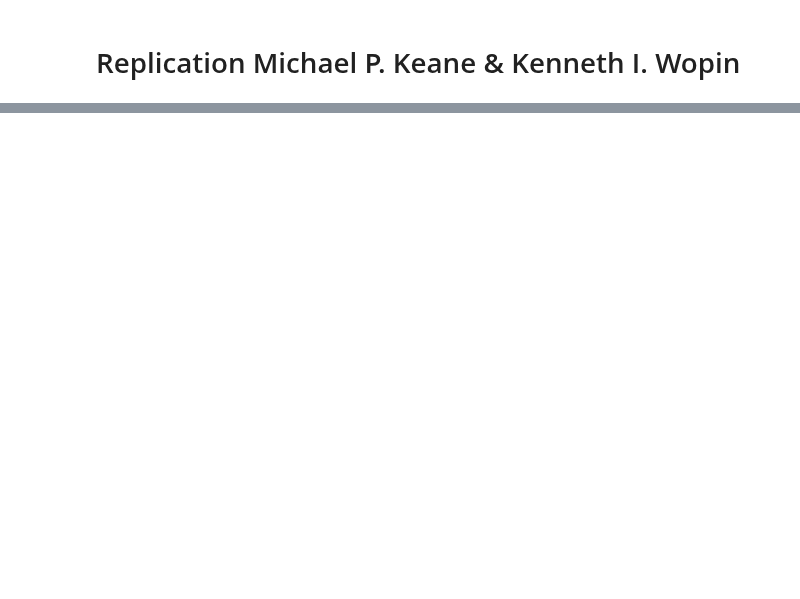
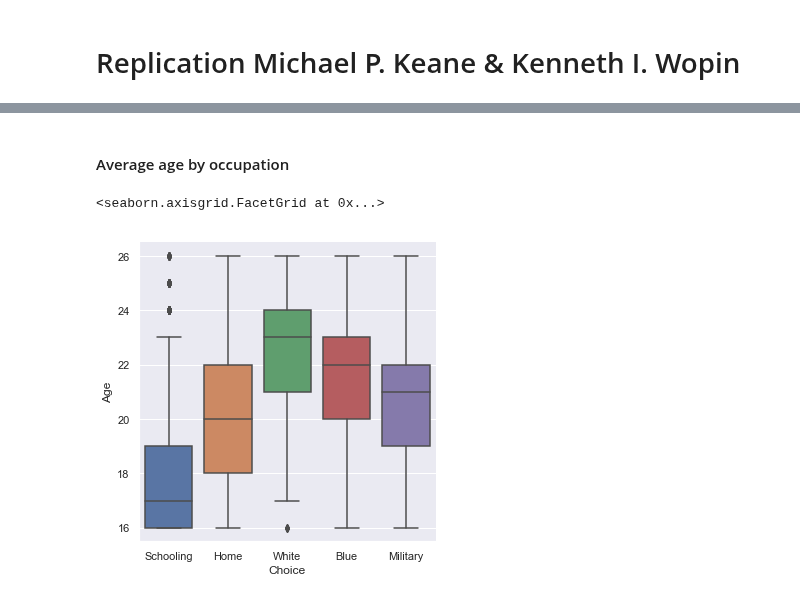
Before and after one commit to Yuleii/student-project-lindamaok899, a Jupyter notebook: student_project.ipynb, the cells around one changed output, grey strips where cells are left out. Saved outputs shown, nothing was run; the diff lists cells and outputs as text; code cells hidden in the pictures; blank space fills up the shorter version.

Commit message:
adds section structure to the notebook and additional fless to different sections.

```diff
--- a/student_project.ipynb
+++ b/student_project.ipynb
@@ -25,0 +50,23 @@ For both packages and an additional project (*uncertainty quantification project
+# %%
+import pandas as pd
+import numpy as np
+import seaborn as sns
+import matplotlib.pyplot as plt
+sns.set(style="darkgrid")
+
+# Ensure proper formatting of the wage variable
+pd.options.display.float_format = '{:,.2f}'.format
+
+# Label and format the different columns
+columns = ['Identifier', 'Age', 'Schooling', 'Choice', 'Wage']
+dtype = {'Identifier': np.int, 'Age': np.int,  'Schooling': np.int,  'Choice': 'category'}
+
+# Read the original data file
+df = pd.DataFrame(np.genfromtxt('data/KW_97.raw'), columns=columns).astype(dtype)
+
+# Label the different choice categories
+df['Choice'].cat.categories = ['Schooling', 'Home', 'White', 'Blue', 'Military']
+
+# Set the index for easier interpretability
+df['Period'] = df['Age'] - 16
+df.set_index(['Identifier', 'Period'], inplace=True, drop=True)
@@ -25,0 +102,7 @@ For both packages and an additional project (*uncertainty quantification project
+# %% [markdown]
+#### Average age by occupation
+# %%
+sns.catplot(x="Choice", y="Age", kind="box", data=df)
+# %% [output]
+<seaborn.axisgrid.FacetGrid at 0x...>
+[figure, added]
```
Also changed, not shown: parts of 23 cells of this notebook, 5 other files.
